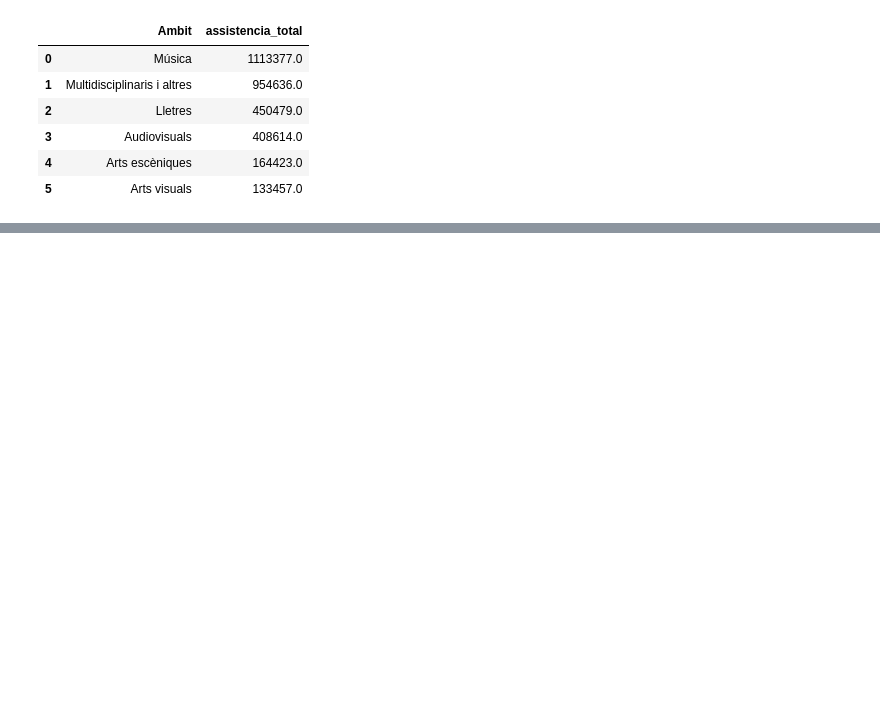
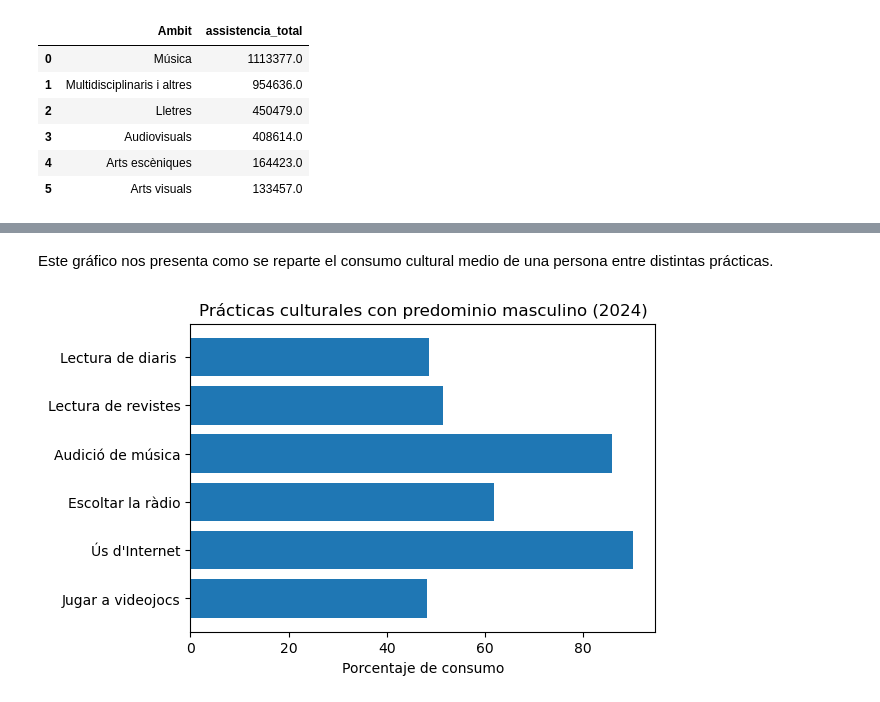
Before and after one commit to julio-bp/Cultura_Barcelona, a Jupyter notebook: proyecto3.ipynb, the cells around one changed output, grey strips where cells are left out. Saved outputs shown, nothing was run; the diff lists cells and outputs as text; code cells hidden in the pictures; blank space fills up the shorter version.

```diff
--- a/proyecto3.ipynb
+++ b/proyecto3.ipynb
@@ -1638,0 +1758,14 @@ assistencia_per_ambit
+# %% [markdown]
+Este gráfico nos presenta como se reparte el consumo cultural medio de una persona entre distintas prácticas.
+# %%
+plt.figure(figsize=(6,4))
+plt.barh(
+    tabla_hombres_predominan["Pràctiques culturals"],
+    tabla_hombres_predominan["Homes"]
+)
+plt.xlabel("Porcentaje de consumo")
+plt.title("Prácticas culturales con predominio masculino (2024)")
+plt.gca().invert_yaxis()
+plt.show()
+# %% [output]
+[figure, added]
```
Also changed, not shown: parts of 62 cells of this notebook, 1 other file.
